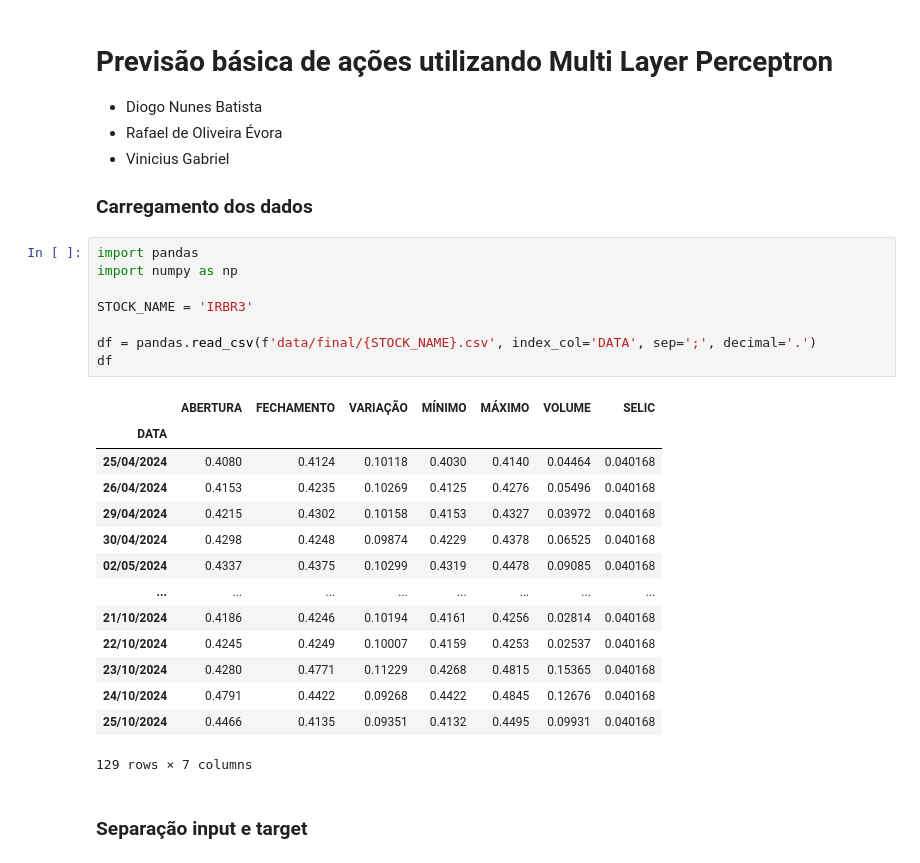
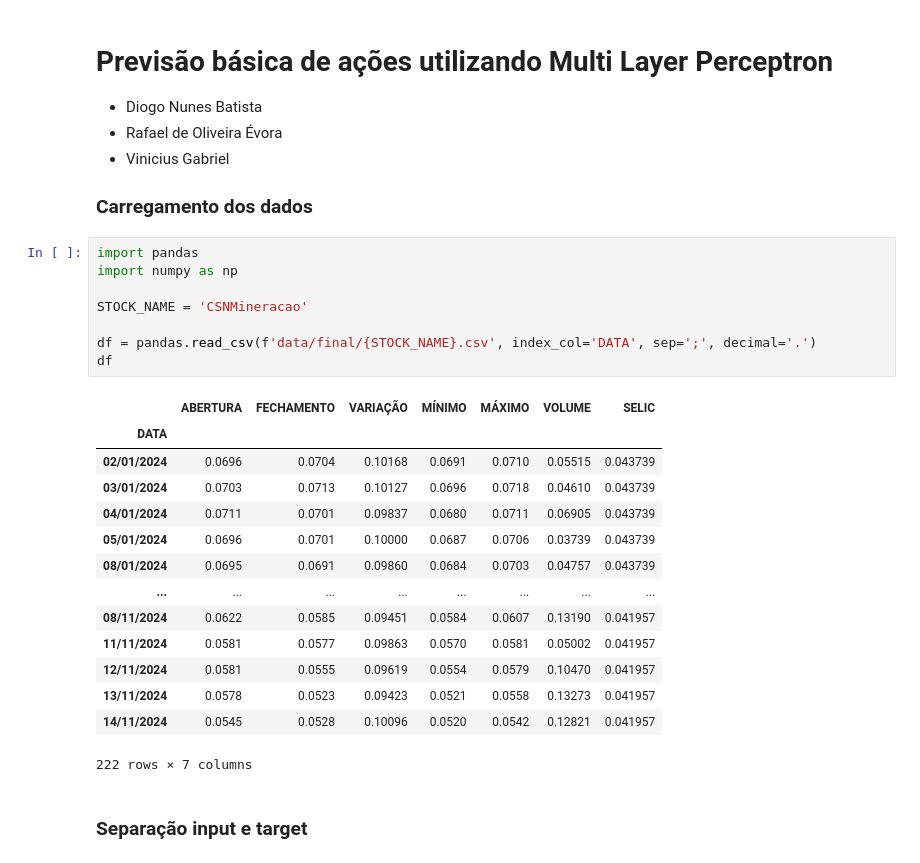
Before and after one commit to Diogo-NB/stock-exchange-mlp-predictions, a Jupyter notebook: stock_exchange_mlp_predictions.ipynb, the cells around one changed output. Drawn from its saved outputs; the diff is of its cells as text.

```diff
--- a/stock_exchange_mlp_predictions.ipynb
+++ b/stock_exchange_mlp_predictions.ipynb
@@ -9,26 +9,26 @@
 # %%
 import pandas
 import numpy as np
 
-STOCK_NAME = 'IRBR3'
+STOCK_NAME = 'CSNMineracao'
 
 df = pandas.read_csv(f'data/final/{STOCK_NAME}.csv', index_col='DATA', sep=';', decimal='.')
 df
 # %% [output]
 |  | ABERTURA | FECHAMENTO | VARIAÇÃO | MÍNIMO | MÁXIMO | VOLUME | SELIC |
 | DATA |  |  |  |  |  |  |  |
-| 25/04/2024 | 0.4080 | 0.4124 | 0.10118 | 0.4030 | 0.4140 | 0.04464 | 0.040168 |
-| 26/04/2024 | 0.4153 | 0.4235 | 0.10269 | 0.4125 | 0.4276 | 0.05496 | 0.040168 |
-| 29/04/2024 | 0.4215 | 0.4302 | 0.10158 | 0.4153 | 0.4327 | 0.03972 | 0.040168 |
-| 30/04/2024 | 0.4298 | 0.4248 | 0.09874 | 0.4229 | 0.4378 | 0.06525 | 0.040168 |
-| 02/05/2024 | 0.4337 | 0.4375 | 0.10299 | 0.4319 | 0.4478 | 0.09085 | 0.040168 |
+| 02/01/2024 | 0.0696 | 0.0704 | 0.10168 | 0.0691 | 0.0710 | 0.05515 | 0.043739 |
+| 03/01/2024 | 0.0703 | 0.0713 | 0.10127 | 0.0696 | 0.0718 | 0.04610 | 0.043739 |
+| 04/01/2024 | 0.0711 | 0.0701 | 0.09837 | 0.0680 | 0.0711 | 0.06905 | 0.043739 |
+| 05/01/2024 | 0.0696 | 0.0701 | 0.10000 | 0.0687 | 0.0706 | 0.03739 | 0.043739 |
+| 08/01/2024 | 0.0695 | 0.0691 | 0.09860 | 0.0684 | 0.0703 | 0.04757 | 0.043739 |
 | ... | ... | ... | ... | ... | ... | ... | ... |
-| 21/10/2024 | 0.4186 | 0.4246 | 0.10194 | 0.4161 | 0.4256 | 0.02814 | 0.040168 |
-| 22/10/2024 | 0.4245 | 0.4249 | 0.10007 | 0.4159 | 0.4253 | 0.02537 | 0.040168 |
-| 23/10/2024 | 0.4280 | 0.4771 | 0.11229 | 0.4268 | 0.4815 | 0.15365 | 0.040168 |
-| 24/10/2024 | 0.4791 | 0.4422 | 0.09268 | 0.4422 | 0.4845 | 0.12676 | 0.040168 |
-| 25/10/2024 | 0.4466 | 0.4135 | 0.09351 | 0.4132 | 0.4495 | 0.09931 | 0.040168 |
+| 08/11/2024 | 0.0622 | 0.0585 | 0.09451 | 0.0584 | 0.0607 | 0.13190 | 0.041957 |
+| 11/11/2024 | 0.0581 | 0.0577 | 0.09863 | 0.0570 | 0.0581 | 0.05002 | 0.041957 |
+| 12/11/2024 | 0.0581 | 0.0555 | 0.09619 | 0.0554 | 0.0579 | 0.10470 | 0.041957 |
+| 13/11/2024 | 0.0578 | 0.0523 | 0.09423 | 0.0521 | 0.0558 | 0.13273 | 0.041957 |
+| 14/11/2024 | 0.0545 | 0.0528 | 0.10096 | 0.0520 | 0.0542 | 0.12821 | 0.041957 |
-129 rows × 7 columns
+222 rows × 7 columns
 # %% [markdown]
 ### Separação input e target
 # %%
```
Also changed, not shown: parts of 2 cells of this notebook, 13 other files.
